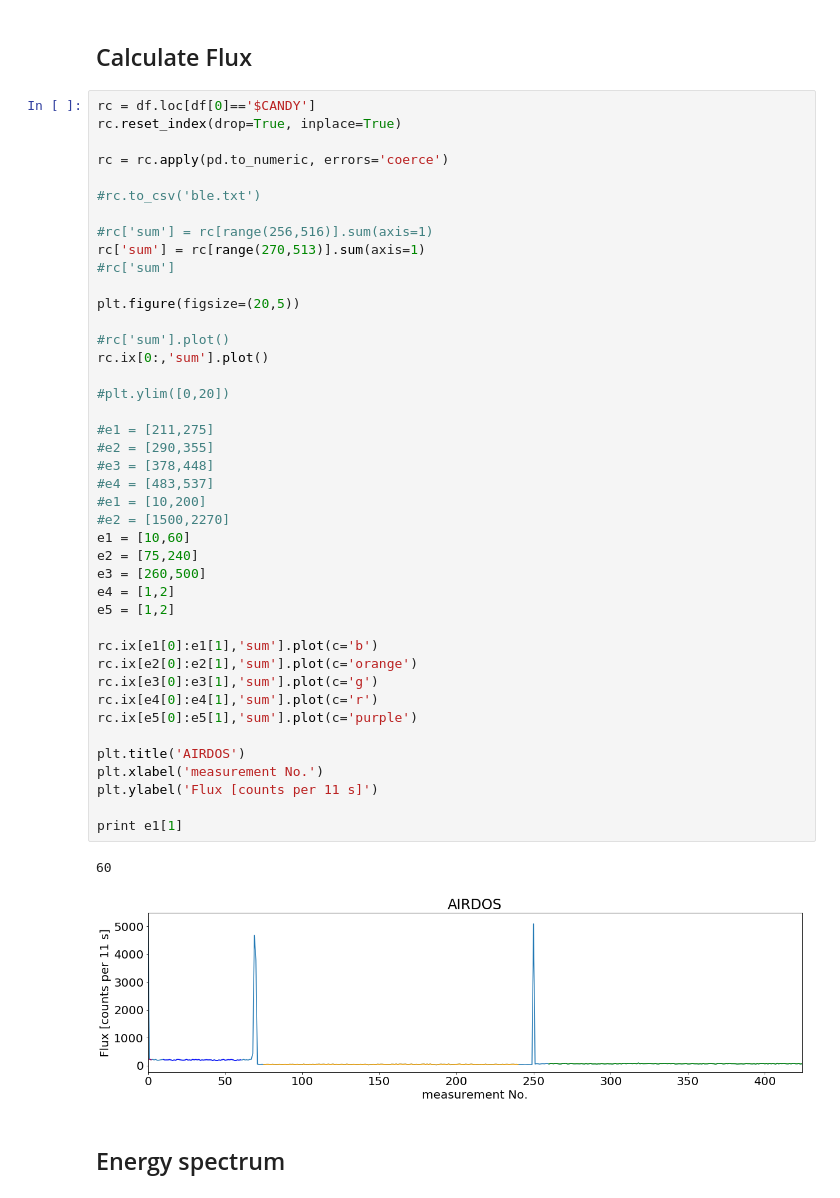
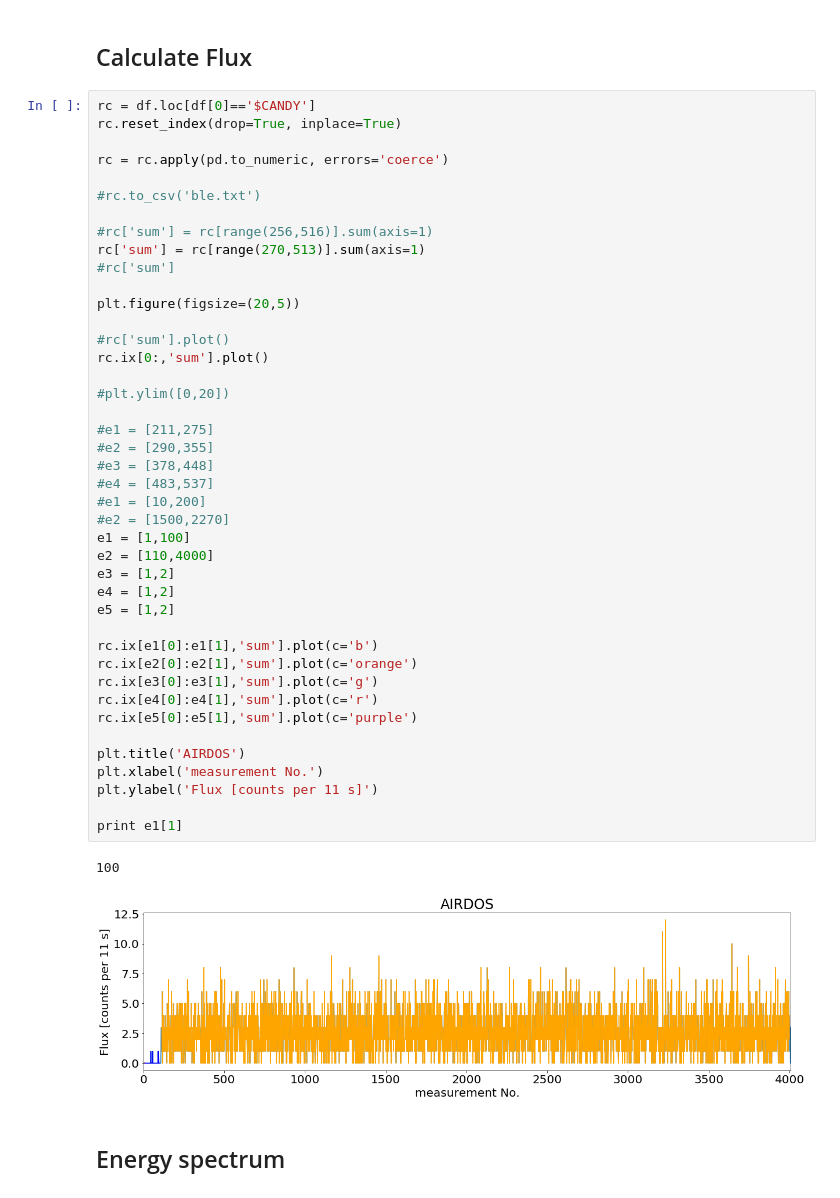
Before and after one commit to ODZ-UJF-AV-CR/AIRDOS-parser, a Jupyter notebook: AIRDOS4_256_calibration.ipynb, the cells around one changed output. Cells and saved outputs as stored; diff of their text form.

```diff
--- a/AIRDOS4_256_calibration.ipynb
+++ b/AIRDOS4_256_calibration.ipynb
@@ -179,38 +181,38 @@ rc['sum'] = rc[range(270,513)].sum(axis=1)
 #rc['sum']
 
 plt.figure(figsize=(20,5))
 
 #rc['sum'].plot()
 rc.ix[0:,'sum'].plot()
 
 #plt.ylim([0,20])
 
 #e1 = [211,275]
 #e2 = [290,355]
 #e3 = [378,448]
 #e4 = [483,537]
 #e1 = [10,200]
 #e2 = [1500,2270]
-e1 = [10,60]
-e2 = [75,240]
-e3 = [260,500]
+e1 = [1,100]
+e2 = [110,4000]
+e3 = [1,2]
 e4 = [1,2]
 e5 = [1,2]
 
 rc.ix[e1[0]:e1[1],'sum'].plot(c='b')
 rc.ix[e2[0]:e2[1],'sum'].plot(c='orange')
 rc.ix[e3[0]:e3[1],'sum'].plot(c='g')
 rc.ix[e4[0]:e4[1],'sum'].plot(c='r')
 rc.ix[e5[0]:e5[1],'sum'].plot(c='purple')
 
 plt.title('AIRDOS')
 plt.xlabel('measurement No.')
 plt.ylabel('Flux [counts per 11 s]')
 
 print e1[1]
 # %% [output]
-60
+100
-[figure, old version]
+[figure, new version]
 # %% [markdown]
 ## Energy spectrum
 # %%
```
Also changed, not shown: parts of 8 cells of this notebook, 3 other files.
